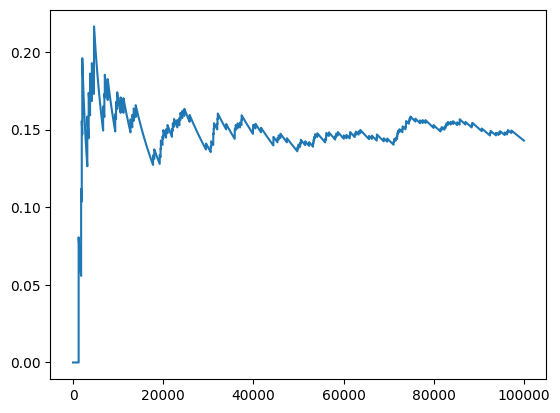
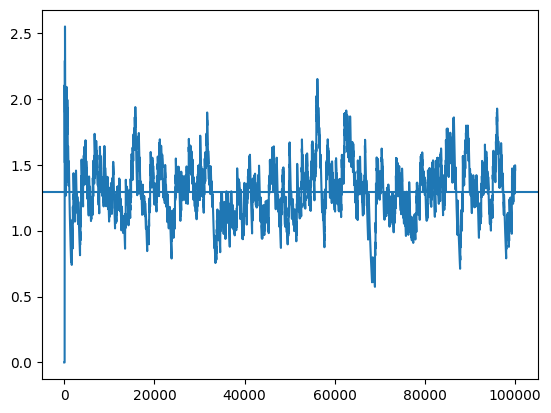
Unified diff of the notebook cell whose output changed from the first chart to the second:
--- before
+++ after
@@ -1,2 +1,4 @@
 df = pd.read_csv(base_path / "lichess_first_time_move_found_division_50.csv")
-(100 * (df["is_puzzle"] & df["counter_intuitive"])).ewm(alpha=0.00001).mean().plot()
+(100 * (df["is_puzzle"] & df["counter_intuitive"])).ewm(alpha=1e-3).mean().plot()
+plt.axhline((100 * (df["is_puzzle"] & df["counter_intuitive"])).mean(), 0, 100_000)
+plt.show()

Commit: Next text and other experiments